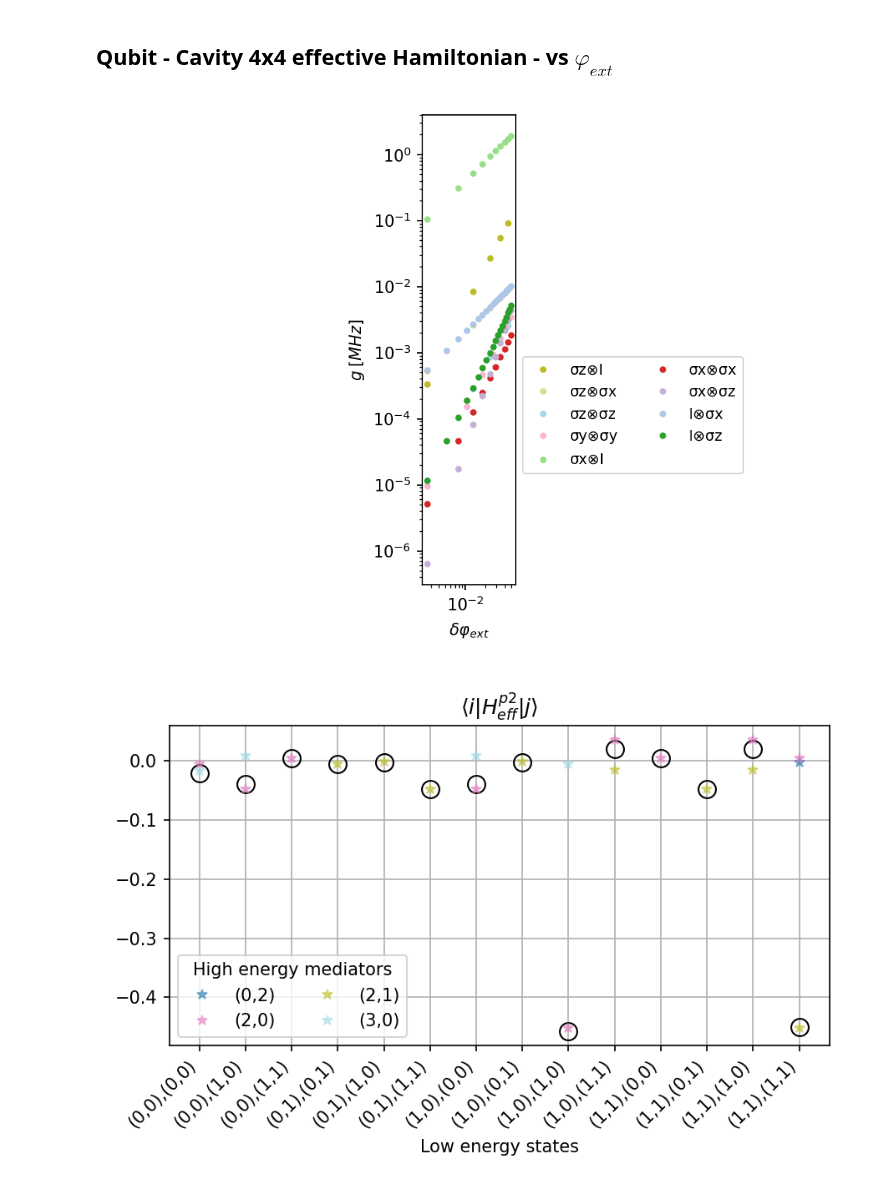
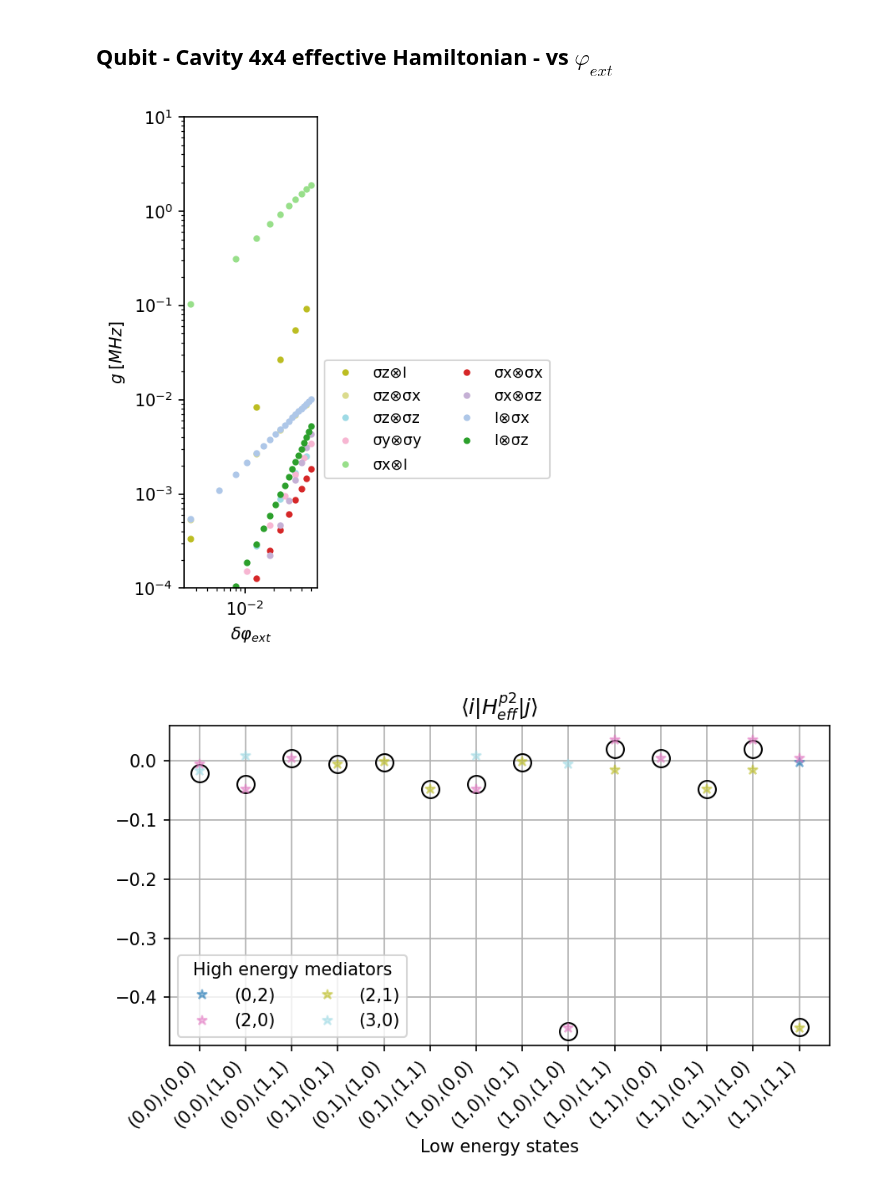
Before and after one commit to GabrielJauma/tunable-capacitive-coupling-flux-qubits, a Jupyter notebook: uni_cell/unit_cell_effective_hamiltonians.ipynb, the cells around one changed output. Cells and saved outputs as stored; diff of their text form; code cells hidden in the pictures.

```diff
--- a/uni_cell/unit_cell_effective_hamiltonians.ipynb
+++ b/uni_cell/unit_cell_effective_hamiltonians.ipynb
@@ -47,7 +43,7 @@ E_0, ψ_0 = sq_ext.diag(H_0, 3, solver='numpy')
 # %%
 N_elements = 1
 basis_states = [(0,), (1,)]
-max_excitations_mediating_states=2
+max_excitations_mediating_states=4
 mediating_states = sq_ext.generate_mediating_states(N_elements, basis_states, max_excitations_mediating_states)
 
 labels_low = [f'({i})' for i in basis_states]
@@ -559,68 +516,68 @@ n_eig_extra_low = 1
 # %%
 C, CJ, Csh, Lq, Lr, Δ, EJ = sq_ext.get_experimental_parameters('qubit_2', return_effective=False)
 # %%
-Pauli_p1 = []
-Pauli_p2 = []
-Pauli_SWT = []
-H_eff_decomp_list = []
+Pauli_p1  = np.zeros([len(φ_ext_values),4,4])
+Pauli_p2  = np.zeros([len(φ_ext_values),4,4])
+Pauli_SWT = np.zeros([len(φ_ext_values),4,4])
+H_eff_decomp_list = np.zeros([len(φ_ext_values),len(basis_states),len(basis_states), len(mediating_states)])
+E_vs_φ_ext = np.zeros([len(φ_ext_values), 4])
+E_full_vs_φ_ext = np.zeros([len(φ_ext_values), n_eig])
+E_quantum_optics_vs_φ_ext = np.zeros([len(φ_ext_values), 4])
 
 C_F_eff, C_R_eff = sq_ext.C_CJ_Csh_to_CF_CR_eff(C, CJ, Csh)
 L_F_eff, L_R_eff, L_C_eff = sq_ext.Lq_Lr_to_LF_LR_LC_eff(Lq, Lr, Δ)
-
-# L_C_eff *= 1/50
 
 fluxonium_0 = sq_ext.sq_fluxonium(EJ=EJ, C_F_eff=C_F_eff, Lq=L_F_eff, Δ=Δ, φ_ext=0.5)
 resonator = sq_ext.sq_resonator(L_R_eff=L_R_eff, C_R_eff=C_R_eff, Δ=Δ)
 Hf = fluxonium_0.hamiltonian()
 Hr = resonator.hamiltonian()
 H_0_list =[Hf,Hr]
-# H = sq_ext.hamiltonian_qubit(fluxonium_0, resonator, L_C_eff )
+
+ω_q = sq_ext.diag(Hf, n_eig=2, remove_ground=True)[0][1]
+ω_r = sq_ext.diag(Hr, n_eig=2, remove_ground=True)[0][1]
 
 for i, φ_ext in enumerate(φ_ext_values):
     fluxonium = sq_ext.sq_fluxonium(EJ=EJ, C_F_eff=C_F_eff, Lq=L_F_eff, Δ=Δ, φ_ext=φ_ext)
     H = sq_ext.hamiltonian_qubit(fluxonium, resonator, L_C_eff )
+    E_full_vs_φ_ext[i,:] = sq_ext.diag(H, n_eig)[0]
 
-    # SWT = sq_ext.decomposition_in_pauli_4x4( sq_ext.H_eff_SWT(H_0, H, n_eig=4), print_pretty=False)
+    Pauli_p1[i,:], Pauli_p2[i,:], Pauli_SWT[i,:], H_eff_decomp_list[i,:], E_vs_φ_ext[i,:] \
+        =  sq_ext.H_eff_4x4(H_0_list, H, basis_states, mediating_states, n_eig=n_eig, n_eig_extra_low=n_eig_extra_low, return_decomposition=True, return_E=True)
 
-    P1, P2, SWT, H_eff_decomp = sq_ext.H_eff_4x4(H_0_list, H, basis_states, mediating_states, n_eig=n_eig, n_eig_extra_low=n_eig_extra_low, return_decomposition=True)
-#
-    Pauli_p1 .append(P1)
-    Pauli_p2 .append(P2)
-    Pauli_SWT.append(SWT)
-    H_eff_decomp_list.append(H_eff_decomp)
-#
-Pauli_p1  = np.array(Pauli_p1)
-Pauli_p2  = np.array(Pauli_p2)
-Pauli_SWT = np.array(Pauli_SWT)
+    gx , gz = sq_ext.fluxonium_qubit_ops_vs_φ_ext(φ_ext, EJ,  E_0, ψ_0, fluxonium)
+    g_Φ = 1 / (L_C_eff * nH) / 2 /np.pi / GHz
+    g_Φ  = 0
+    H_quantum_optics = sq_ext.hamiltonian_qubit_low_ene(ω_q, gx, gz, ω_r, g_Φ, g_q=0)
+    E_quantum_optics_vs_φ_ext[i, :] = sq_ext.diag(H_quantum_optics, n_eig=4, out=None, solver='numpy')[0]
 # %%
 fig, ax1 = plt.subplots( dpi=150)
 linestyles = ['-', '--','-' ]
 labels = ['I', 'σx', 'σy', 'σz']
 colors = figs.generate_colors_from_colormap(16, 'tab20')
 # colors = figs.generate_colors_from_colormap(9, 'Set1') + figs.generate_colors_from_colormap(9, 'Set2')
 
 Pauli_decomp = Pauli_p2
 
 for i in reversed(range(4)):
     for j in range(4):
         if i==j==0:
             continue
         if np.any( np.abs(Pauli_decomp[1:,i,j]- Pauli_decomp[0,i,j]) >1e-12):
             ax1.plot(φ_ext_values[1::i+1]-0.5,np.abs(Pauli_decomp[1:,i,j]- Pauli_decomp[0,i,j])[::i+1],  '.',color = colors[i*4+j], label = f'{labels[i]}' + r'$\otimes$' + f'{labels[j]}' )
 
 ax1.set_yscale('log')
 ax1.set_xscale('log')
-# ax1.set_ylim([1e-5,1e1])
+ax1.set_ylim([1e-4,1e1])
 # ax1.set_xlim([1e-7,7e-3])
 ax1.set_ylabel('$g \; [MHz]$')
 ax1.set_xlabel(r'$\delta\varphi_{ext}$')
 ax1.set_aspect('equal')
 ax1.legend(ncol=2, fontsize=9, bbox_to_anchor=(1, 0., 0.5, 0.5))
 
 fig.tight_layout()
 fig.show()
 # %% [output]
-[figure, old version]
+[figure, new version]
 # %%
 sq_ext.plot_second_order_contributions(H_eff_decomp,labels_low, labels_high, figsize=[6,4], threshold=1e-3)
 # %% [output]
```
Also changed, not shown: parts of 18 cells of this notebook, 2 other files.
